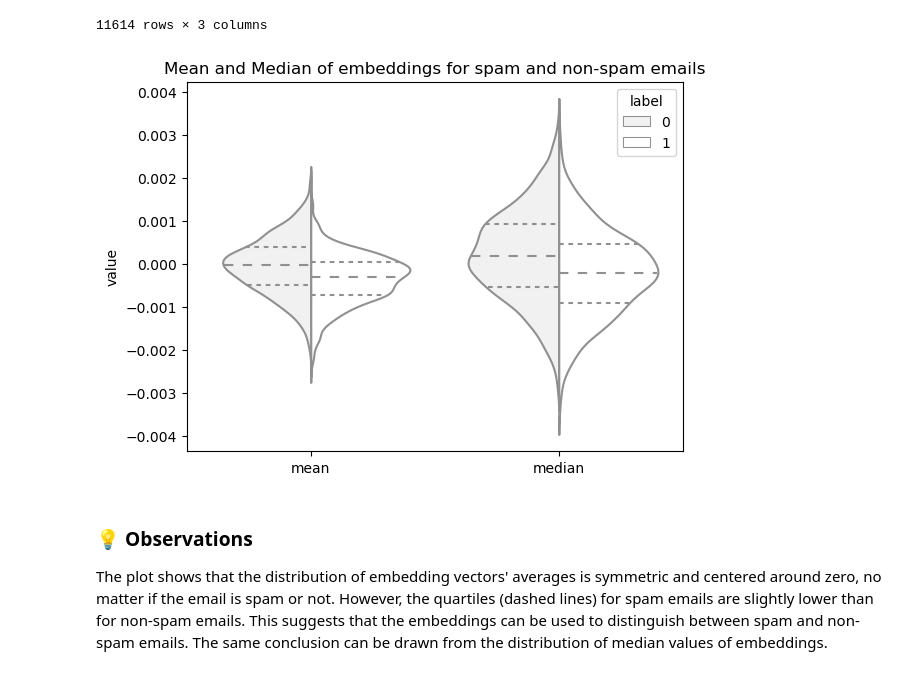
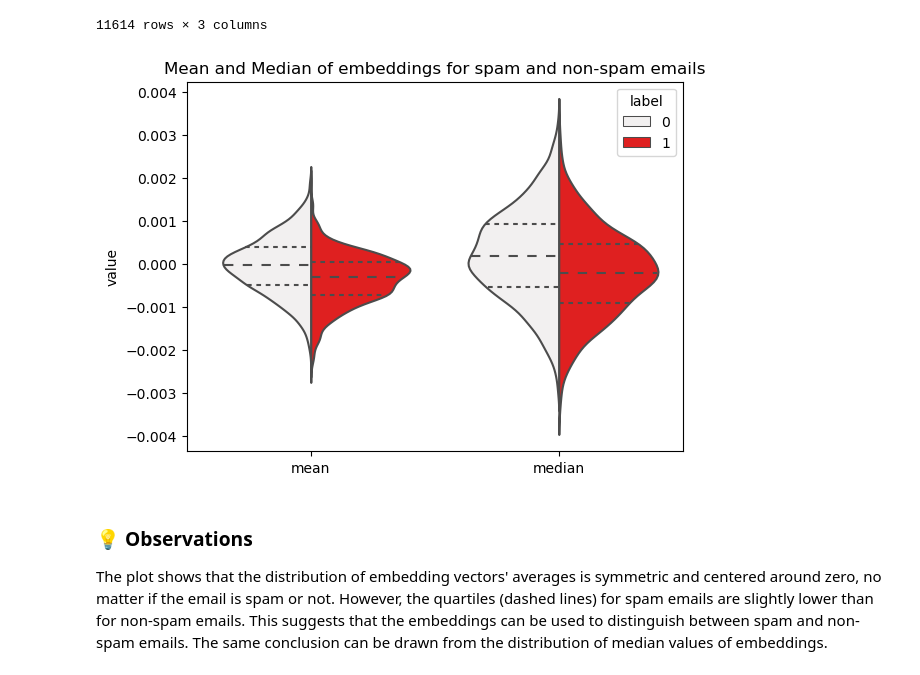
Before and after one commit to epfl-exts/aml24-master-class, a Jupyter notebook: text_classification/notebook-2.ipynb, the cells around one changed output. Cells and saved outputs as stored; diff of their text form; code cells hidden in the pictures.

```diff
--- a/text_classification/notebook-2.ipynb
+++ b/text_classification/notebook-2.ipynb
@@ -52,7 +53,12 @@ Let's load the 'email_embeddings.csv' data, check its shape and a few rows of it
 # %%
 # load email_embeddings.csv file
 
-df = pd.read_csv('data/email_embeddings.csv')
+if 'google.colab' in sys.modules:
+    path = 'data/'
+else:
+    path = '../text_classification/data/'
+
+df = pd.read_csv(path + 'email_embeddings.csv')
 
 # check the shape of data and a few rows of it
 print(df.shape)
@@ -75,7 +81,12 @@ Let's load the 'email_text.csv' data and add its 'label' and 'text' columns to t
 # %%
 # load email_text.csv file
 
-df_text = pd.read_csv('data/email_text.csv')
+if 'google.colab' in sys.modules:
+    path = 'data/'
+else:
+    path = '../text_classification/data/'
+
+df_text = pd.read_csv(path + 'email_text.csv')
 
 # add the text and label columns to the new dataframe
 df['label'] = df_text.label
@@ -157,12 +168,12 @@ df_tmp
 11614 rows × 3 columns
 # %%
 # create a violin plot
-sns.violinplot(data=df_tmp, x='statistic', y='value', hue='label', fill=False, color='1', split=True, inner="quart" )
+sns.violinplot(data=df_tmp, x='statistic', y='value', hue='label', fill=False, color='r', split=True, inner="quart" )
 plt.xlabel('')
 plt.title('Mean and Median of embeddings for spam and non-spam emails')
 plt.show()
 # %% [output]
-[figure, old version]
+[figure, new version]
 # %% [markdown]
 ### 💡 Observations
 
```
Also changed, not shown: parts of 1 cell of this notebook, 1 other file.
